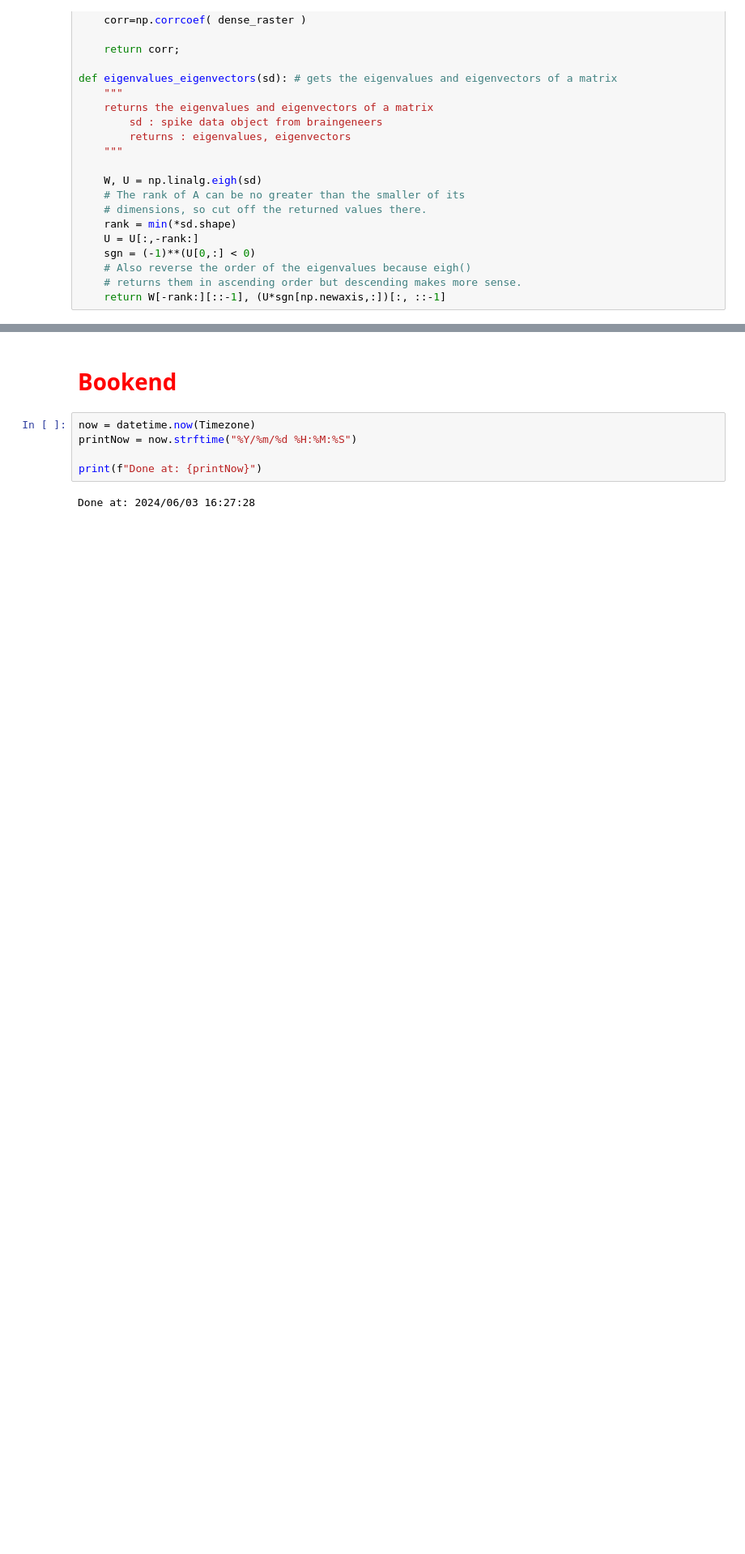
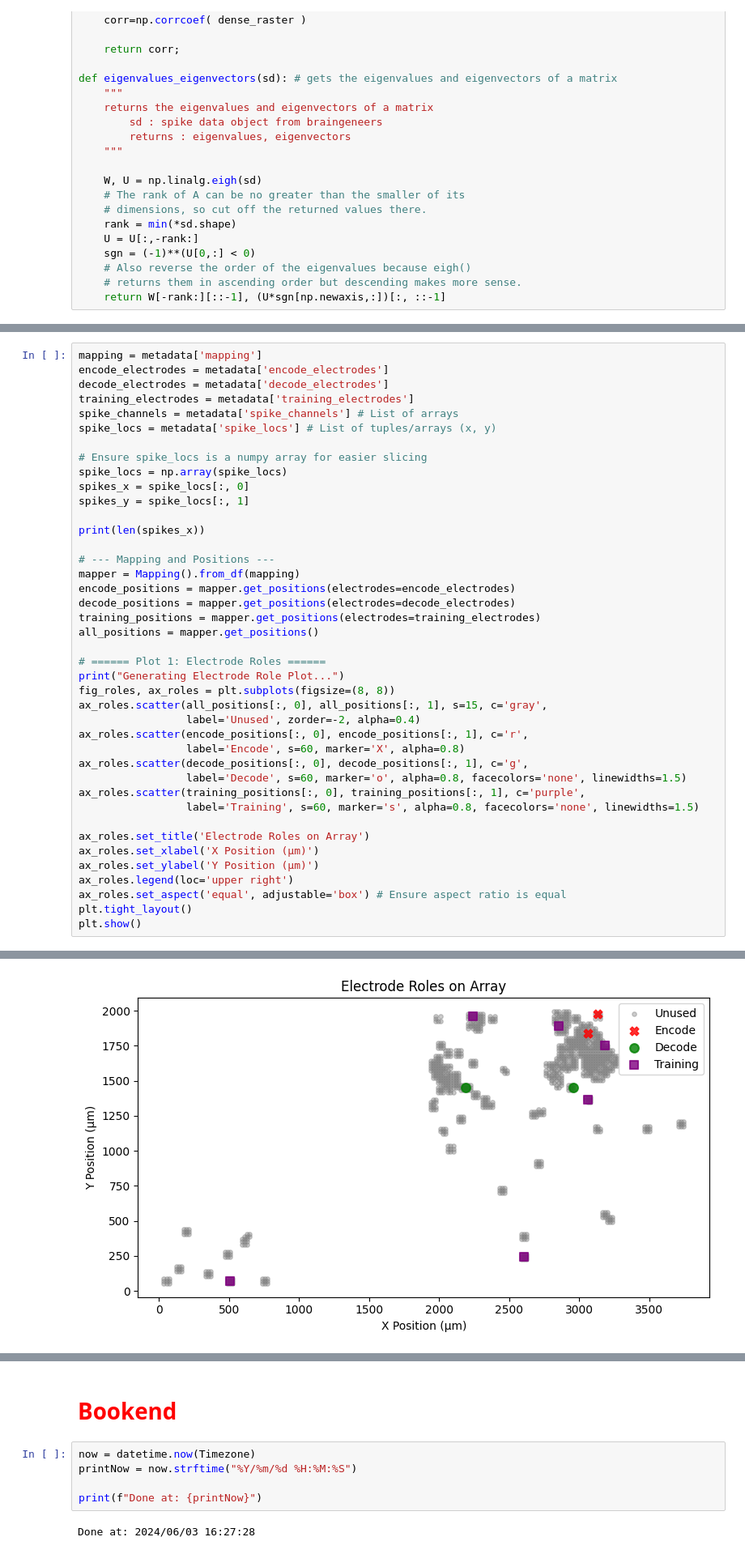
Before and after one commit to Braingeneers-Education/WetAI-Final-Project-Spring-2025, a Jupyter notebook: cartpole_analysis_source_code.ipynb, the cells around one changed output, grey strips where cells are left out. Shown: that part at 81% size. Drawn from its saved outputs; the diff is of its cells as text; blank space fills up the shorter version.

```diff
--- a/cartpole_analysis_source_code.ipynb
+++ b/cartpole_analysis_source_code.ipynb
@@ -181,0 +484,42 @@ def plot_evectmatrix(sd):
+# %%
+mapping = metadata['mapping']
+encode_electrodes = metadata['encode_electrodes']
+decode_electrodes = metadata['decode_electrodes']
+training_electrodes = metadata['training_electrodes']
+spike_channels = metadata['spike_channels'] # List of arrays
+spike_locs = metadata['spike_locs'] # List of tuples/arrays (x, y)
+
+# Ensure spike_locs is a numpy array for easier slicing
+spike_locs = np.array(spike_locs)
+spikes_x = spike_locs[:, 0]
+spikes_y = spike_locs[:, 1]
+
+print(len(spikes_x))
+
+# --- Mapping and Positions ---
+mapper = Mapping().from_df(mapping)
+encode_positions = mapper.get_positions(electrodes=encode_electrodes)
+decode_positions = mapper.get_positions(electrodes=decode_electrodes)
+training_positions = mapper.get_positions(electrodes=training_electrodes)
+all_positions = mapper.get_positions()
+
+# ====== Plot 1: Electrode Roles ======
+print("Generating Electrode Role Plot...")
+fig_roles, ax_roles = plt.subplots(figsize=(8, 8))
+ax_roles.scatter(all_positions[:, 0], all_positions[:, 1], s=15, c='gray',
+                 label='Unused', zorder=-2, alpha=0.4)
+ax_roles.scatter(encode_positions[:, 0], encode_positions[:, 1], c='r',
+                 label='Encode', s=60, marker='X', alpha=0.8)
+ax_roles.scatter(decode_positions[:, 0], decode_positions[:, 1], c='g',
+                 label='Decode', s=60, marker='o', alpha=0.8, facecolors='none', linewidths=1.5)
+ax_roles.scatter(training_positions[:, 0], training_positions[:, 1], c='purple',
+                 label='Training', s=60, marker='s', alpha=0.8, facecolors='none', linewidths=1.5)
+
+ax_roles.set_title('Electrode Roles on Array')
+ax_roles.set_xlabel('X Position (µm)')
+ax_roles.set_ylabel('Y Position (µm)')
+ax_roles.legend(loc='upper right')
+ax_roles.set_aspect('equal', adjustable='box') # Ensure aspect ratio is equal
+plt.tight_layout()
+plt.show()
+# %% [output]
@@ -181,0 +528 @@ def plot_evectmatrix(sd):
+[figure, added]
```
Also changed, not shown: parts of 19 cells of this notebook, 2 other files.
